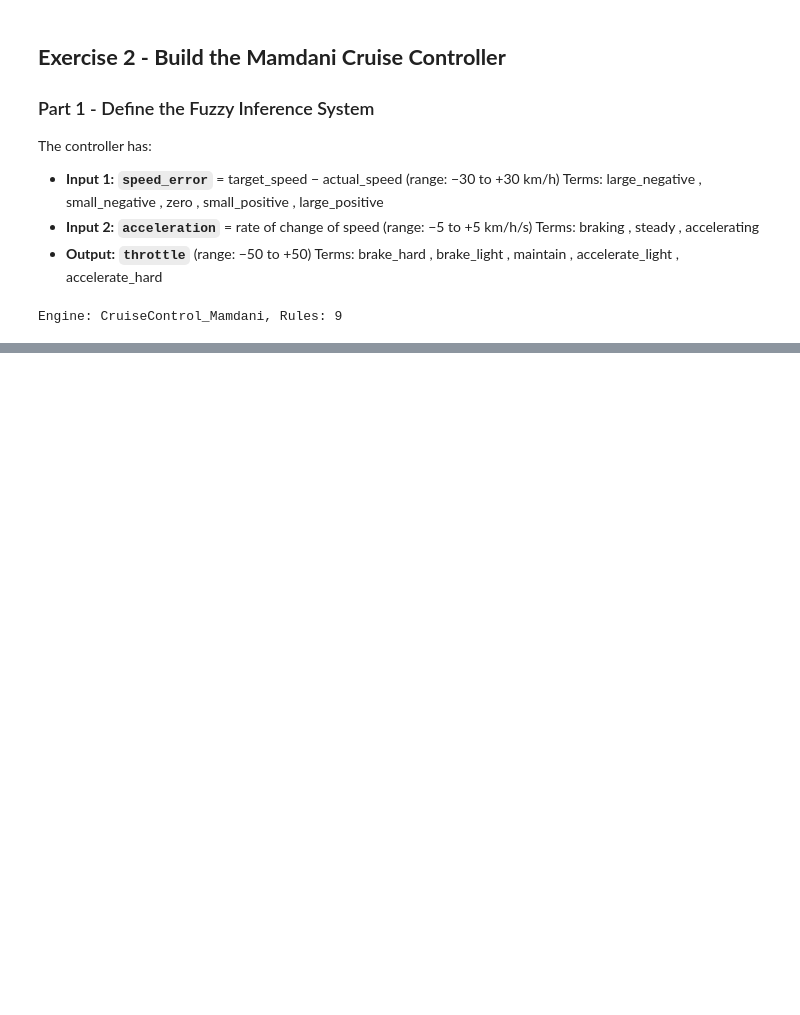
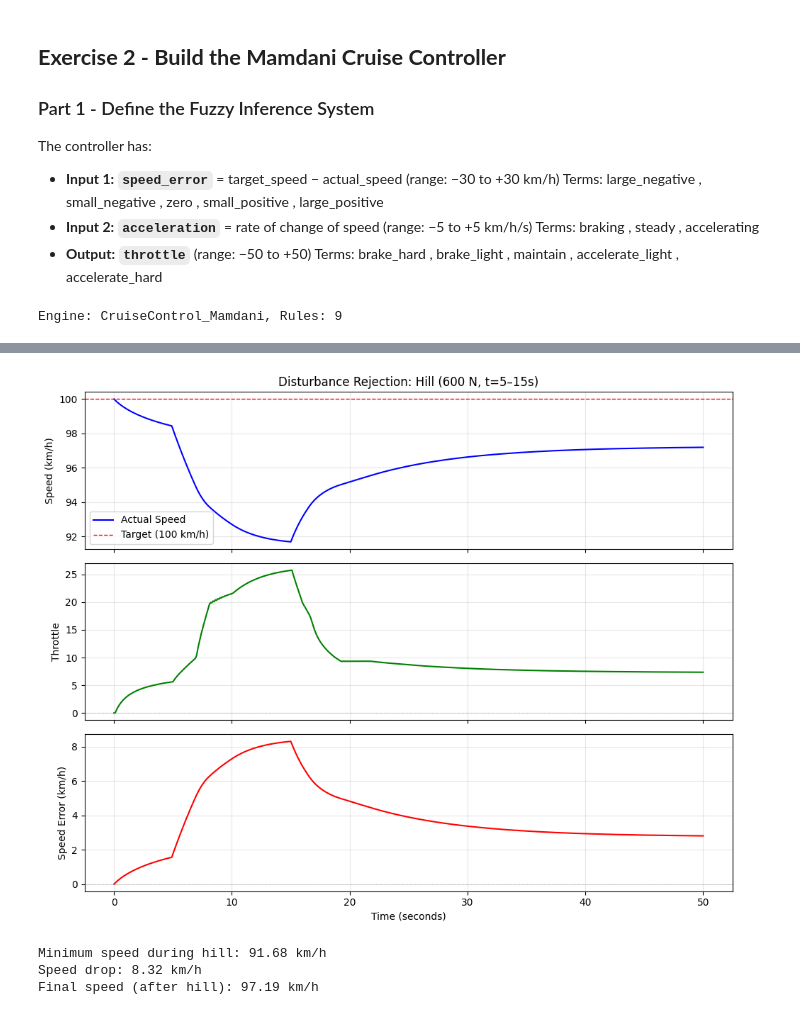
Before and after one commit to eoinocathasaigh/Artificial-Intelligence-Labs, a Jupyter notebook: Lab 6/Lab6.ipynb, the cells around one changed output, grey strips where cells are left out. Cells and saved outputs as stored; diff of their text form; code cells hidden in the pictures; blank space fills up the shorter version.

Commit message:
Think I finished the experimentation section for exercise 5

```diff
--- a/Lab 6/Lab6.ipynb
+++ b/Lab 6/Lab6.ipynb
@@ -304,0 +431,23 @@ plt.show()
+# %%
+def hill_disturbance(t):
+    """600 N opposing force between t=5 and t=15 seconds."""
+    return 600.0 if 5 <= t <= 15 else 0.0
+
+# TODO: Create and run the simulation according to the description in the markdown cell above
+# passing "hill_disturbance" as the disturbance function
+# Tip: See the "run_simulation" definition in Exercise 3.1 and an example of its use with
+# only 5 arguments (note: here you will need 6 arguments)
+result_hill = run_simulation(mamdani, plant, target_speed=100, initial_speed=100, n_steps=500, disturbance_fn=hill_disturbance)
+
+plot_simulation(result_hill['times'], result_hill['speeds'], result_hill['throttles'],
+    result_hill['errors'], target=100, title='Disturbance Rejection: Hill (600 N, t=5–15s)')
+
+min_speed = min(result_hill['speeds'])
+print(f"Minimum speed during hill: {min_speed:.2f} km/h")
+print(f"Speed drop: {100 - min_speed:.2f} km/h")
+print(f"Final speed (after hill): {result_hill['speeds'][-1]:.2f} km/h")
+# %% [output]
+[figure, added]
+Minimum speed during hill: 91.68 km/h
+Speed drop: 8.32 km/h
+Final speed (after hill): 97.19 km/h
```
Also changed, not shown: parts of 20 cells of this notebook.
